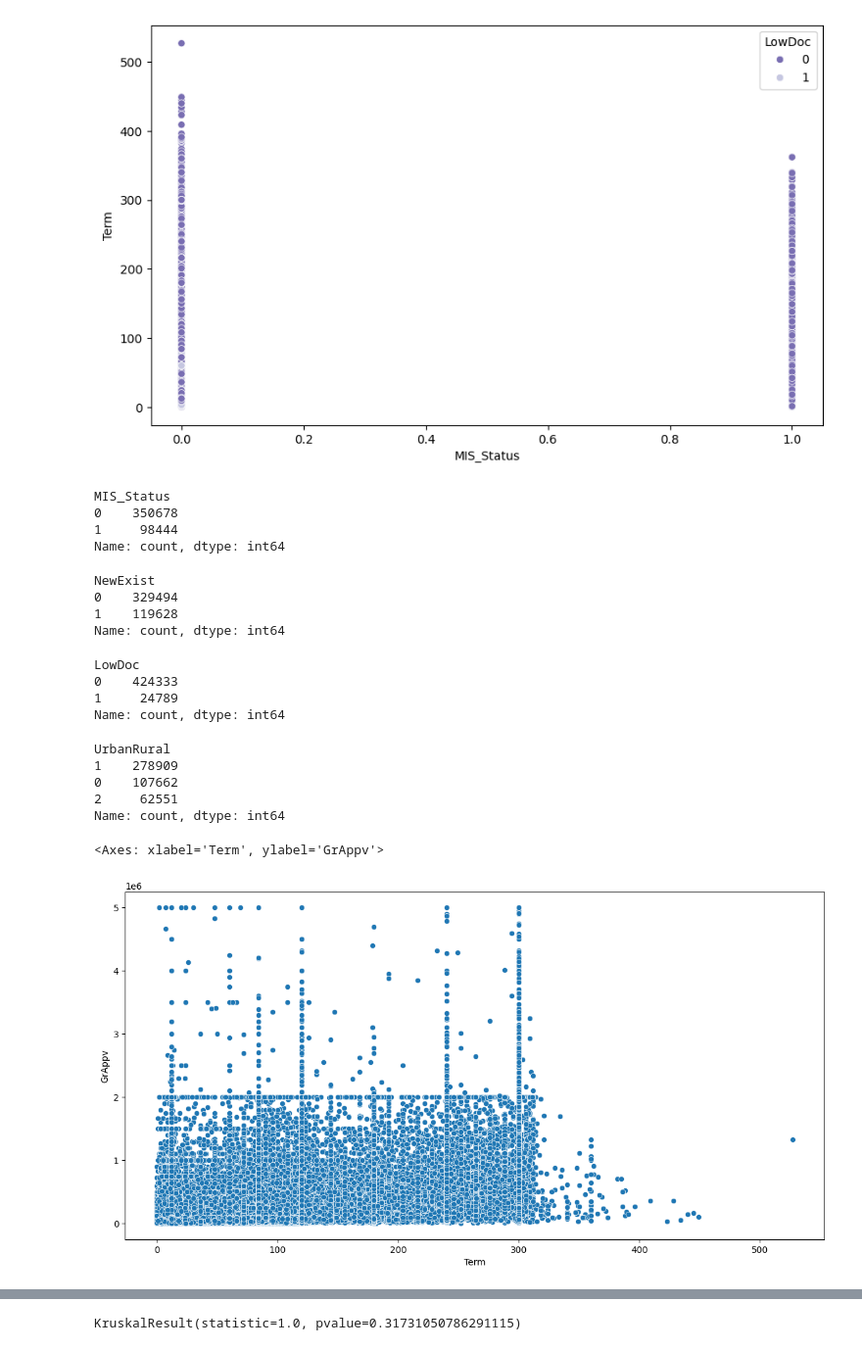
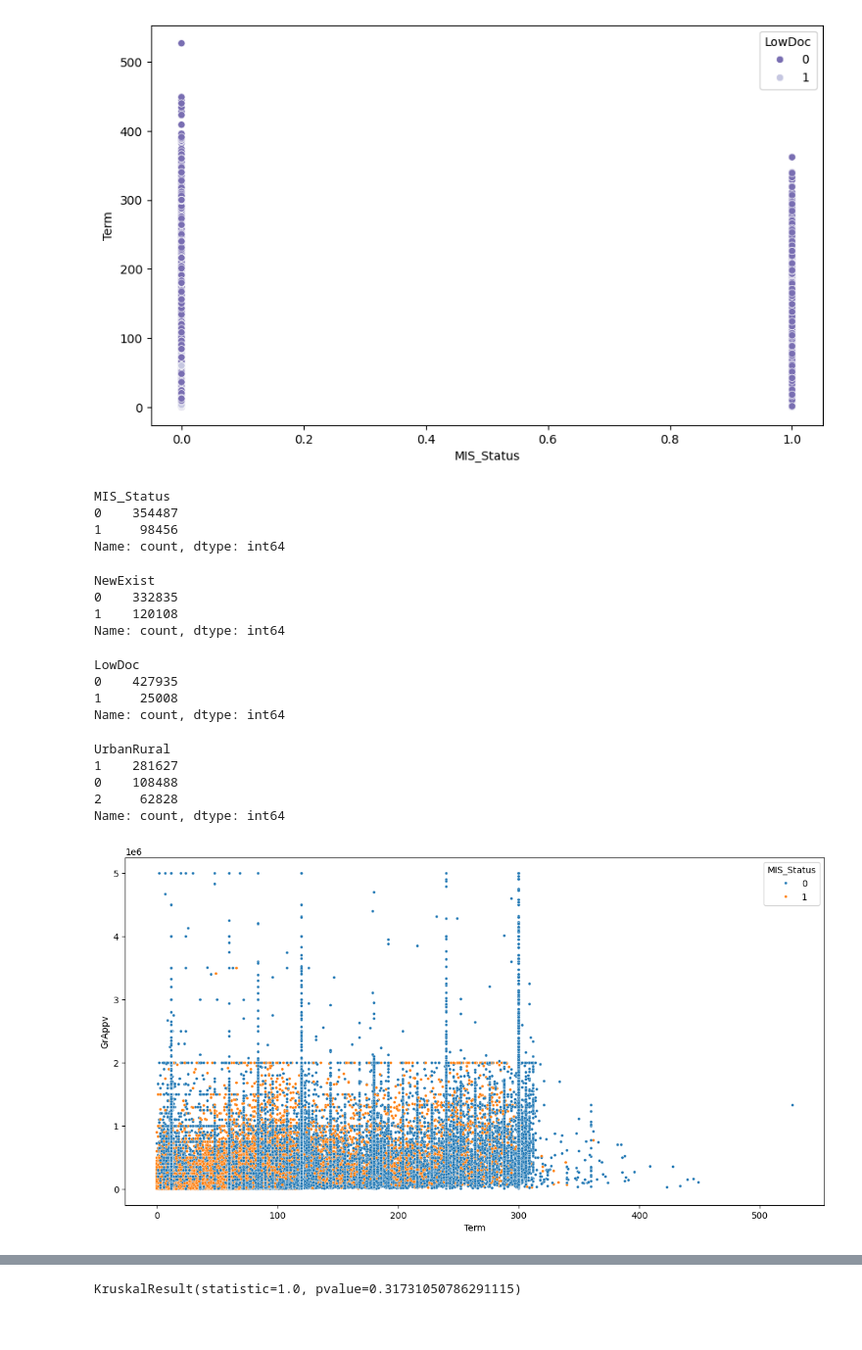
Before and after one commit to Memory77/brief_classif_sba, a Jupyter notebook: nettoyage.ipynb, the cells around one changed output, grey strips where cells are left out. Shown: that part at 98% size. Drawn from its saved outputs; the diff is of its cells as text; code cells hidden in the pictures.

```diff
--- a/nettoyage.ipynb
+++ b/nettoyage.ipynb
@@ -34,7 +34,7 @@ array(['$0.00 ', '$12,750.00 ', '$827,875.00 ', '$25,000.00 ',
        '$115,820.00 ', '$996,262.00 ', '$395,476.00 ', '$41,509.00 ',
        '$600.00 ', '$9,111.00 ', '$96,908.00 '], dtype=object)
 # %%
-df = df.drop(['LoanNr_ChkDgt', 'Name', 'City', 'Zip', 'Bank', 'BankState', 'ApprovalDate', 'ApprovalFY', 'ChgOffDate', 'DisbursementDate', 'DisbursementGross', 'ChgOffPrinGr', 'BalanceGross', 'SBA_Appv'], axis=1)
+df = df.drop(['LoanNr_ChkDgt', 'Name', 'City', 'Zip', 'Bank', 'BankState', 'ApprovalDate', 'ChgOffDate', 'DisbursementDate', 'DisbursementGross', 'ChgOffPrinGr', 'BalanceGross', 'SBA_Appv', 'CreateJob', 'RetainedJob'], axis=1)
 # %%
 df.dtypes
 # %% [output]
@@ -264,37 +296,37 @@ plt.show()
 df['MIS_Status'].value_counts()
 # %% [output]
 MIS_Status
-0    350678
-1     98444
+0    354487
+1     98456
 Name: count, dtype: int64
 # %%
 df['NewExist'].value_counts()
 # %% [output]
 NewExist
-0    329494
-1    119628
+0    332835
+1    120108
 Name: count, dtype: int64
 # %%
 df['LowDoc'].value_counts()
 # %% [output]
 LowDoc
-0    424333
-1     24789
+0    427935
+1     25008
 Name: count, dtype: int64
 # %%
 df['UrbanRural'].value_counts()
 # %% [output]
 UrbanRural
-1    278909
-0    107662
-2     62551
+1    281627
+0    108488
+2     62828
 Name: count, dtype: int64
 # %%
 plt.figure(figsize=(14,7))
-sns.scatterplot(data=df, x="Term", y="GrAppv")
+sns.scatterplot(data=df, x="Term", y="GrAppv", hue="MIS_Status", s=10)
+plt.show()
 # %% [output]
-<Axes: xlabel='Term', ylabel='GrAppv'>
-[figure, old version]
+[figure, new version]
 # %%
 #Corrélation entre toutes les colonnes
 plt.figure(figsize=(14,7))
```
Also changed, not shown: parts of 17 cells of this notebook.
